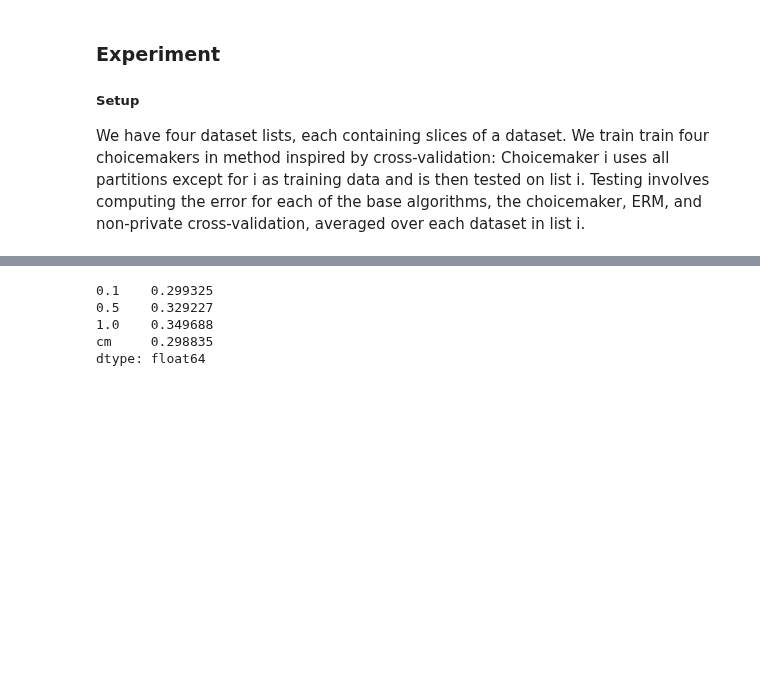
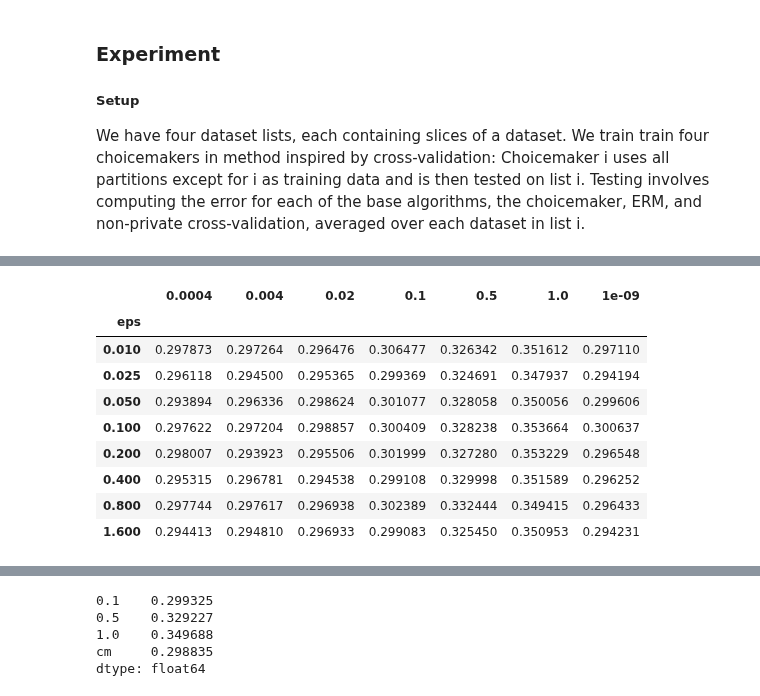
Before and after one commit to jimola/S18_Research, a Jupyter notebook: Python/LogRegChoice.ipynb, the cells around one changed output, grey strips where cells are left out. Saved outputs shown, nothing was run; the diff lists cells and outputs as text; code cells hidden in the pictures; blank space fills up the shorter version.

```diff
--- a/Python/LogRegChoice.ipynb
+++ b/Python/LogRegChoice.ipynb
@@ -72,6 +72,7 @@ class DP:
         self.name = str(C)
         self.model = DPLogisticRegression(0.1, C=C, K=1.02, fit_intercept=True)
     def error(self, db):
+        self.model.set_epsilon(db.epsilon)
         #5-way CV score.
         A = manual_CV(db, 5, self.model)
         return 1.0-A.mean()
@@ -166,12 +167,12 @@ default = pickle.load(open('log_regression_data/default_preprocess.pkl', 'rb'))
 lending = pickle.load(open('log_regression_data/lending_preprocess.pkl', 'rb'))
 # %%
 prng = np.random.RandomState(12345) #This ensures the database sliced generated are the same each time
-eps_vals = [0.1, 0.2, 0.4, 0.8, 1.6, 3.2]
+eps_vals = [0.01, 0.025, 0.05, 0.1, 0.2, 0.4, 0.8, 1.6]
 col_vals = np.arange(2, 20, 2)
 row_vals = [20, 40, 100, 150, 300, 600, 1000, 2000, 3000]
 ratios = [0.15, 0.3, 0.5, 0.7, 0.85]
 num_reps = 3
-C_list = [0.1, 0.5, 1.0]
+C_list = [1e-9, 0.0004, 0.004, 0.02, 0.1, 0.5, 1.0]
 alg_list = lambda: dict([(str(x), DP(C=x)) for x in C_list])
 def split_db(db, prng=None):
     return gen_tset_size_range(eps_vals, col_vals, row_vals, ratios, num_reps, db, prng)
@@ -203,7 +206,7 @@ and non-private cross-validation, averaged over each dataset in list i.
 def get_cm(db):
     return DTChoice(db, DBMetafeatures(), alg_list())
 # %%
-adult_cm = load_or_run('adult_cm.pkl', lambda: get_cm(adult_data), True)
+adult_cm = load_or_run('adult_cm.pkl', lambda: get_cm(adult_data), False)
 adult_cm.model = sklearn.tree.DecisionTreeClassifier(min_samples_leaf=10, max_depth=2)
 adult_cm.retrain_model()
 adult_cm.algs = alg_list()
@@ -209,0 +277,14 @@ adult_cm.algs = alg_list()
+# %%
+#Why is there no response to epsilon?
+adult_cm.regrets.groupby(adult_cm.X.eps).mean()
+# %% [output]
+|  | 0.0004 | 0.004 | 0.02 | 0.1 | 0.5 | 1.0 | 1e-09 |
+| eps |  |  |  |  |  |  |  |
+| 0.010 | 0.297873 | 0.297264 | 0.296476 | 0.306477 | 0.326342 | 0.351612 | 0.297110 |
+| 0.025 | 0.296118 | 0.294500 | 0.295365 | 0.299369 | 0.324691 | 0.347937 | 0.294194 |
+| 0.050 | 0.293894 | 0.296336 | 0.298624 | 0.301077 | 0.328058 | 0.350056 | 0.299606 |
+| 0.100 | 0.297622 | 0.297204 | 0.298857 | 0.300409 | 0.328238 | 0.353664 | 0.300637 |
+| 0.200 | 0.298007 | 0.293923 | 0.295506 | 0.301999 | 0.327280 | 0.353229 | 0.296548 |
+| 0.400 | 0.295315 | 0.296781 | 0.294538 | 0.299108 | 0.329998 | 0.351589 | 0.296252 |
+| 0.800 | 0.297744 | 0.297617 | 0.296938 | 0.302389 | 0.332444 | 0.349415 | 0.296433 |
+| 1.600 | 0.294413 | 0.294810 | 0.296933 | 0.299083 | 0.325450 | 0.350953 | 0.294231 |
```
Also changed, not shown: parts of 15 cells of this notebook, 2 other files.
